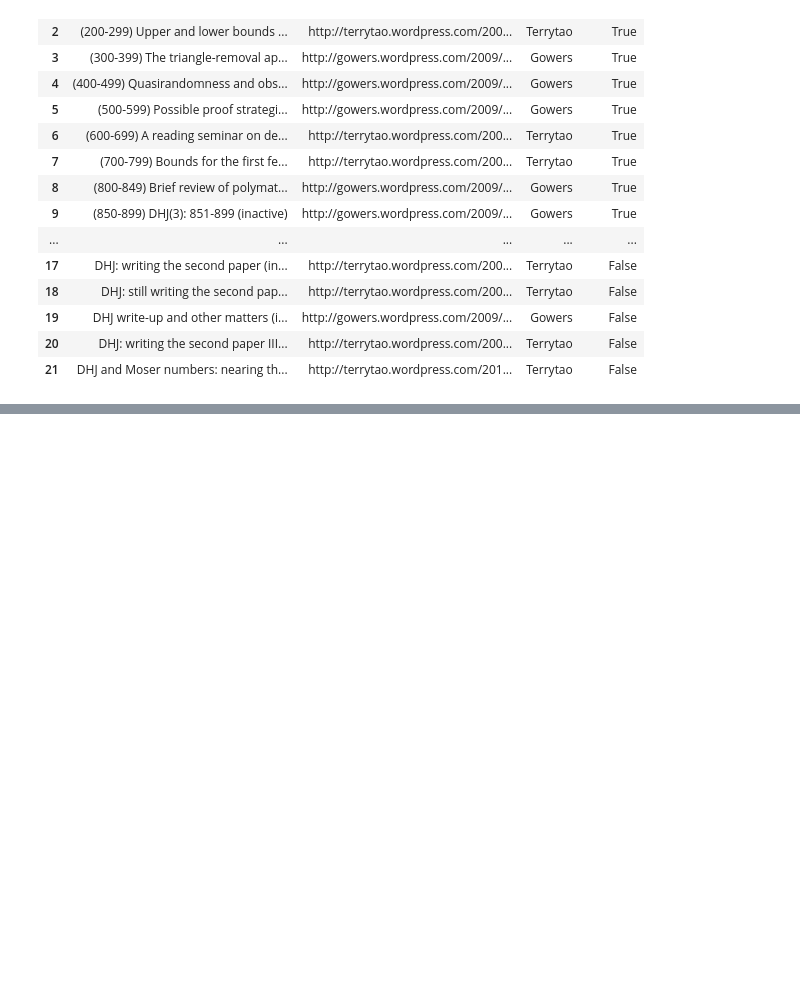
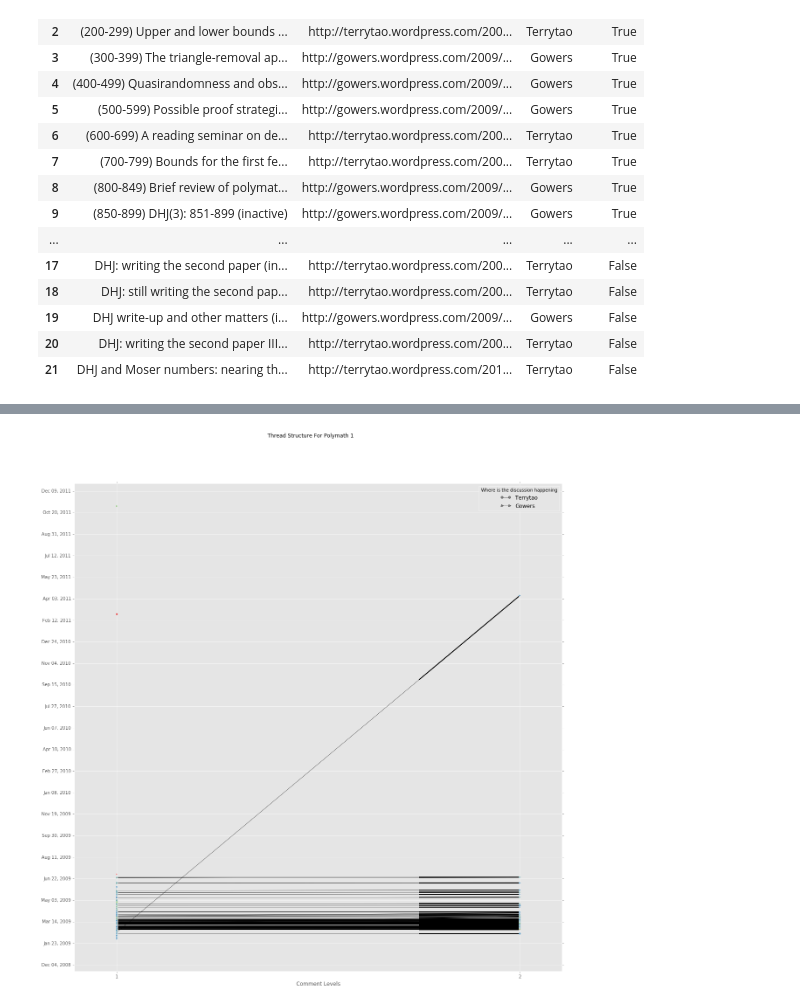
Before and after one commit to patrickallo/mathpracmod, a Jupyter notebook: PolymathGeneric.ipynb, the cells around one changed output, grey strips where cells are left out. Cells and saved outputs as stored; diff of their text form; code cells hidden in the pictures; blank space fills up the shorter version.

```diff
--- a/PolymathGeneric.ipynb
+++ b/PolymathGeneric.ipynb
@@ -185,3 +184,5 @@ TypeError: float() argument must be a string or a number, not 'dict_values'
 # %%
-PM1_FRAME['r_mthread (accumulated)'].dropna().iloc[-1].draw_graph(title="Polymath 1 research threads", time_intervals=50)
+PM1_FRAME['r_mthread (accumulated)'].dropna().iloc[-1].draw_graph(time_intervals=50)
+# %% [output]
+[figure, added]
 # %%
```
Also changed, not shown: parts of 9 cells of this notebook, 23 other files.
